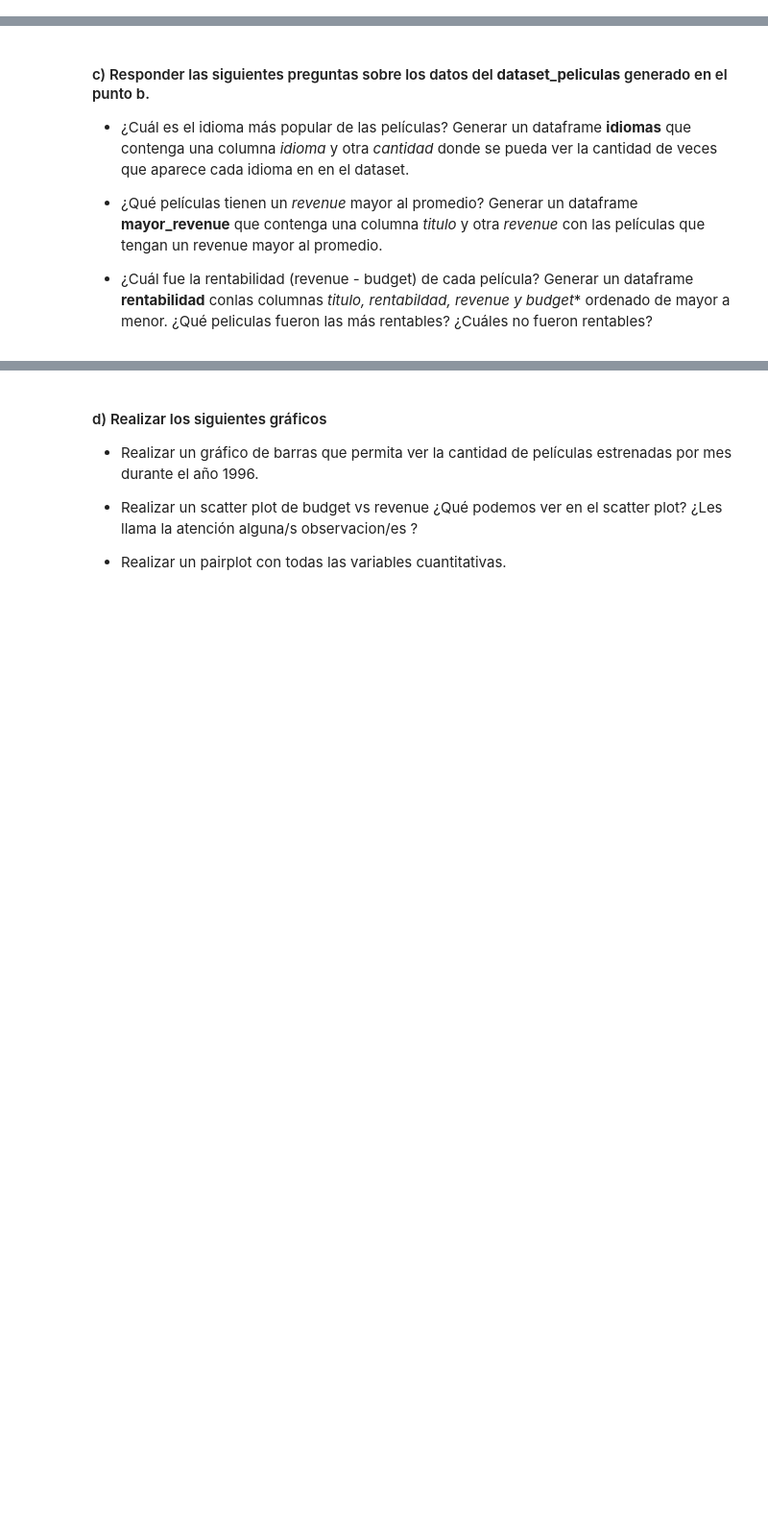
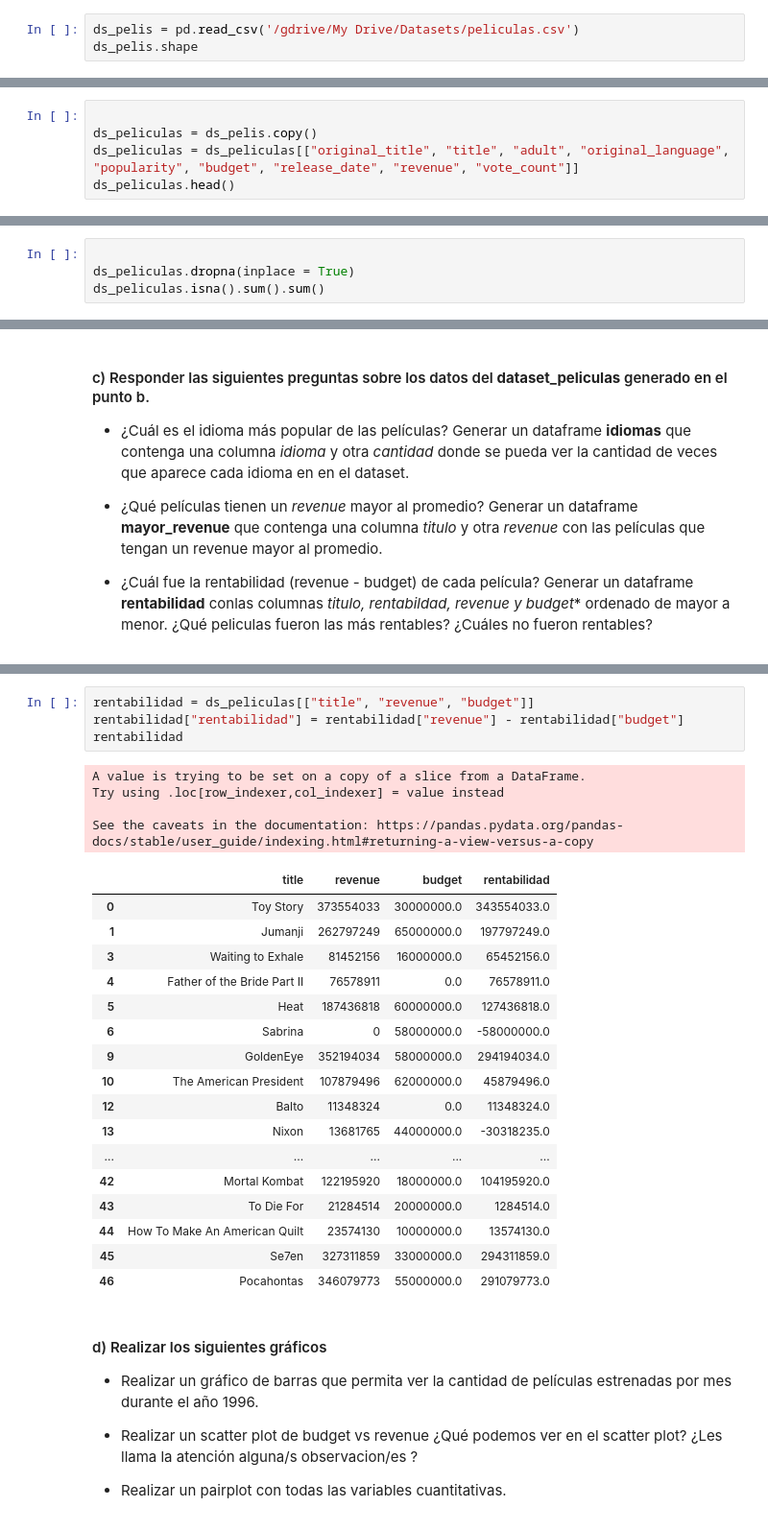
Before and after one commit to Fanusaez/Organizacion-de-Datos, a Jupyter notebook: Pandas/Pandas_ejercicios.ipynb, the cells around one changed output, grey strips where cells are left out. Shown at 96% size. Cells and saved outputs as stored; diff of their text form; blank space fills up the shorter version.

```diff
--- a/Pandas/Pandas_ejercicios.ipynb
+++ b/Pandas/Pandas_ejercicios.ipynb
@@ -157,3 +227,6 @@ El conjunto de datos contiene información de IMDB sobre algunas películas estr
 * Mostrar los datos de las 5 primeras filas
 * Mostrar si existen datos faltantes (N/A)
 ¿Qué porcentaje representan del total de datos?
+# %%
+ds_pelis = pd.read_csv('/gdrive/My Drive/Datasets/peliculas.csv')
+ds_pelis.shape
@@ -175,3 +287,8 @@ Verificar si existen datos faltantes, en ese caso eliminar las filas que los con
 A partir del atributo release_date generar dos nuevos atributos **year y month**
 
 Guardar el dataset en un archivo csv con el nombre dataset_peliculas.
+# %%
+
+ds_peliculas = ds_pelis.copy()
+ds_peliculas = ds_peliculas[["original_title", "title", "adult", "original_language", "popularity", "budget", "release_date", "revenue", "vote_count"]]
+ds_peliculas.head()
@@ -177,0 +302,4 @@ Guardar el dataset en un archivo csv con el nombre dataset_peliculas.
+# %%
+
+ds_peliculas.dropna(inplace = True)
+ds_peliculas.isna().sum().sum()
@@ -191,3 +351,29 @@ Generar un dataframe **rentabilidad** conlas columnas *titulo, rentabildad, reve
+# %%
+rentabilidad = ds_peliculas[["title", "revenue", "budget"]]
+rentabilidad["rentabilidad"] = rentabilidad["revenue"] - rentabilidad["budget"]
+rentabilidad
+# %% [output]
+A value is trying to be set on a copy of a slice from a DataFrame.
+Try using .loc[row_indexer,col_indexer] = value instead
+
+See the caveats in the documentation: https://pandas.pydata.org/pandas-docs/stable/user_guide/indexing.html#returning-a-view-versus-a-copy
+|  | title | revenue | budget | rentabilidad |
+| 0 | Toy Story | 373554033 | 30000000.0 | 343554033.0 |
+| 1 | Jumanji | 262797249 | 65000000.0 | 197797249.0 |
+| 3 | Waiting to Exhale | 81452156 | 16000000.0 | 65452156.0 |
+| 4 | Father of the Bride Part II | 76578911 | 0.0 | 76578911.0 |
+| 5 | Heat | 187436818 | 60000000.0 | 127436818.0 |
+| 6 | Sabrina | 0 | 58000000.0 | -58000000.0 |
+| 9 | GoldenEye | 352194034 | 58000000.0 | 294194034.0 |
+| 10 | The American President | 107879496 | 62000000.0 | 45879496.0 |
+| 12 | Balto | 11348324 | 0.0 | 11348324.0 |
+| 13 | Nixon | 13681765 | 44000000.0 | -30318235.0 |
+| ... | ... | ... | ... | ... |
+| 42 | Mortal Kombat | 122195920 | 18000000.0 | 104195920.0 |
+| 43 | To Die For | 21284514 | 20000000.0 | 1284514.0 |
+| 44 | How To Make An American Quilt | 23574130 | 10000000.0 | 13574130.0 |
+| 45 | Se7en | 327311859 | 33000000.0 | 294311859.0 |
+| 46 | Pocahontas | 346079773 | 55000000.0 | 291079773.0 |
 # %% [markdown]
 #### d) Realizar los siguientes gráficos
 
```
Also changed, not shown: parts of 23 cells of this notebook.
